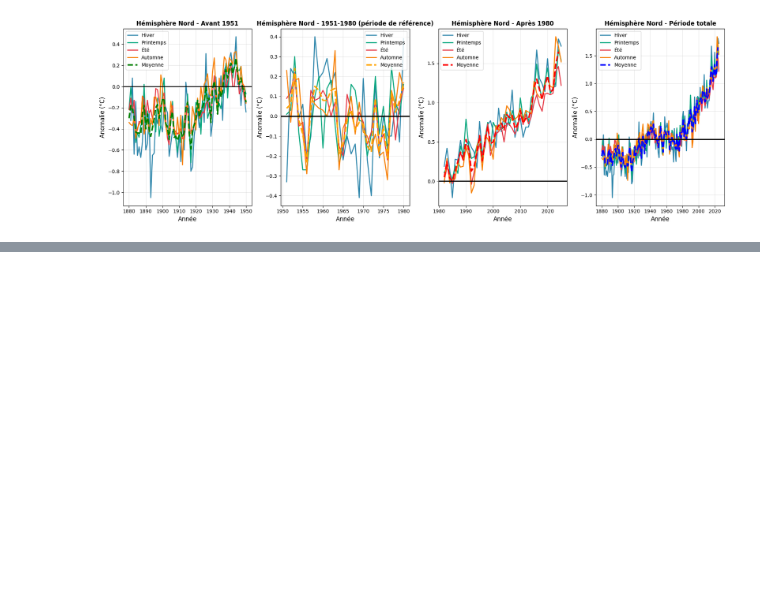
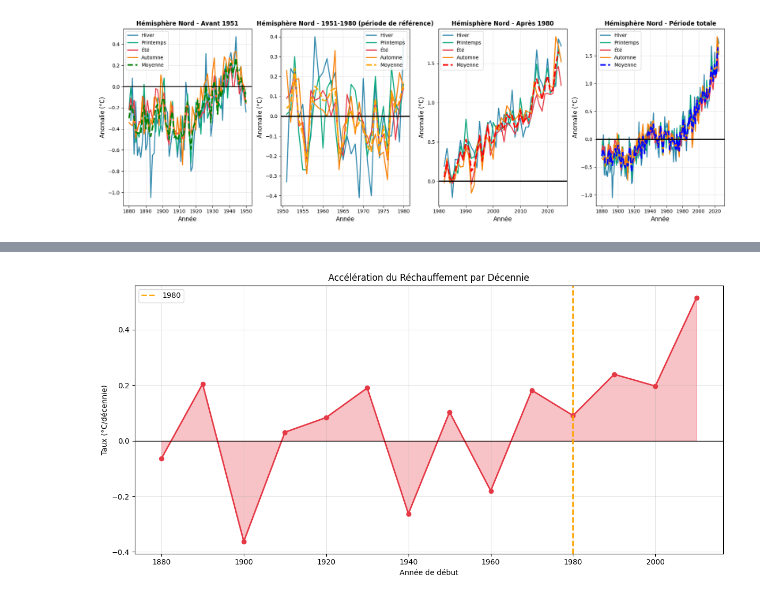
Before and after one commit to VinchC/projet, a Jupyter notebook: northern.ipynb, the cells around one changed output, grey strips where cells are left out. Saved outputs shown, nothing was run; the diff lists cells and outputs as text; code cells hidden in the pictures; blank space fills up the shorter version.

```diff
--- a/northern.ipynb
+++ b/northern.ipynb
@@ -342,7 +333,7 @@ plt.show()
 # %%
 from scipy.stats import linregress
 # %%
-# Accélération du récchauffement
+# Accélération du réchauffement
 
 # 1. Calculer le taux de réchauffement pour chaque décennie
 periodes = []  # Années de début (1880, 1890, 1900, ...)
@@ -351,38 +342,40 @@ taux = []      # Taux de réchauffement (°C par décennie)
 for annee_debut in range(1880, 2015, 10):
     # Prendre 10 ans de données
     annee_fin = annee_debut + 10
-    donnees = df[(df['Year'] >= annee_debut) & (df['Year'] < annee_fin)]
+    donnees = df_northern[(df_northern['Year'] >= annee_debut) & (df_northern['Year'] < annee_fin)]
 
     # Calculer la tendance si on a assez de données
     if len(donnees) >= 5:
         slope, _, _, _, _ = linregress(donnees['Year'], donnees['J-D'])
         periodes.append(annee_debut)
         taux.append(slope * 10)  # Convertir en °C/décennie
 
 #Créer le graphique
 fig, ax = plt.subplots(figsize=(12, 6))
 
 #Tracer la courbe
 ax.plot(periodes, taux, marker='o', linewidth=2, markersize=6, color='#E63946')
 
 #Ajouter des lignes de référence
 ax.axhline(0, color='black', linewidth=1)           # Ligne à 0
-ax.axvline(1977, color='orange', linewidth=2,
-           linestyle='--', label='1977')            # Année charnière
+ax.axvline(1980, color='orange', linewidth=2,
+           linestyle='--', label='1980')            # Année charnière
 
 #Remplir sous la courbe
 ax.fill_between(periodes, taux, 0, alpha=0.3, color='#E63946')
 
 #Titres et labels
 ax.set_title('Accélération du Réchauffement par Décennie', fontsize=12)
 ax.set_xlabel('Année de début', fontsize=10)
 ax.set_ylabel('Taux (°C/décennie)', fontsize=10)
 ax.legend()
 ax.grid(True, alpha=0.3)
 
 #Afficher
 plt.tight_layout()
 plt.show()
+# %% [output]
+[figure, added]
 # %%
 #HEATMAP par année et décennie
 fig2, ax = plt.subplots(figsize=(18, 10))
```
Also changed, not shown: parts of 45 cells of this notebook, 9 other files.
